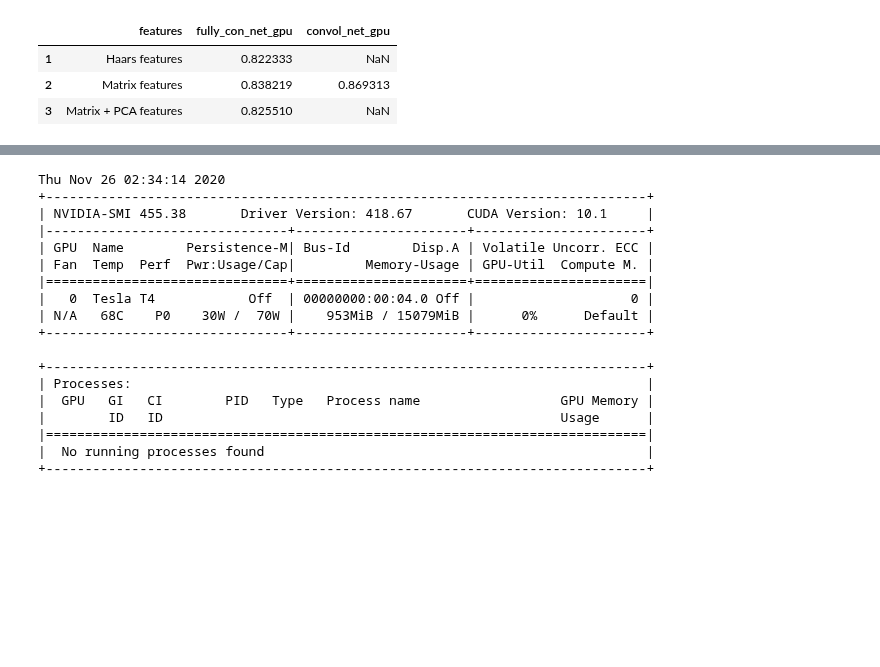
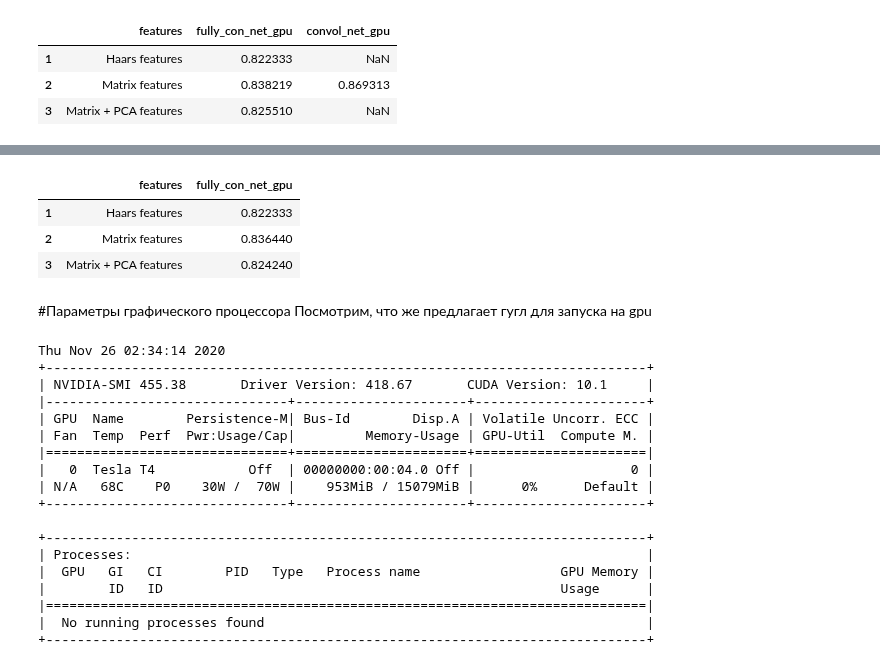
Before and after one commit to Kat-ies/Coursework, a Jupyter notebook: Neural_network_face_classificaion.ipynb, the cells around one changed output, grey strips where cells are left out. Cells and saved outputs as stored; diff of their text form; code cells hidden in the pictures; blank space fills up the shorter version.

```diff
--- a/Neural_network_face_classificaion.ipynb
+++ b/Neural_network_face_classificaion.ipynb
@@ -445,3 +514,19 @@ net_accuracy[:]
+# %%
+
+new_net_accuracy[net_cols[1]] = [accuracy_score(new_haars_net_df['y_test'], new_haars_net_df[net_cols[1]]),
+                                    accuracy_score(new_matrix_net_df['y_test'], new_matrix_net_df[net_cols[1]]),
+                                    accuracy_score(new_matrix_net_pca_df['y_test'], new_matrix_net_pca_df[net_cols[1]])]
+
+
+new_net_accuracy[:]
+# %% [output]
+|  | features | fully_con_net_gpu |
+| 1 | Haars features | 0.822333 |
+| 2 | Matrix features | 0.836440 |
+| 3 | Matrix + PCA features | 0.824240 |
+# %% [markdown]
+#Параметры графического процессора
+Посмотрим, что же предлагает гугл для запуска на gpu
 # %%
 #хочу посмотреть, какой гр.пр. дают гугловские индусы:)
 gpu_info = !nvidia-smi
```
Also changed, not shown: parts of 10 cells of this notebook.
